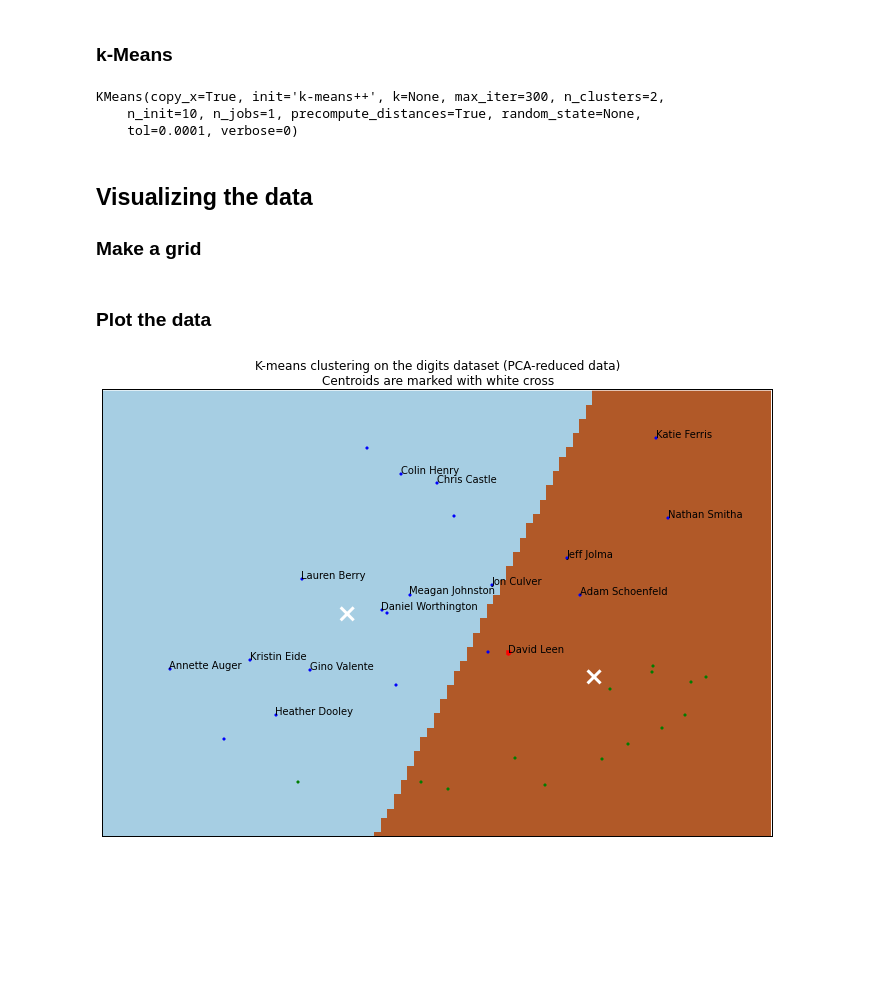
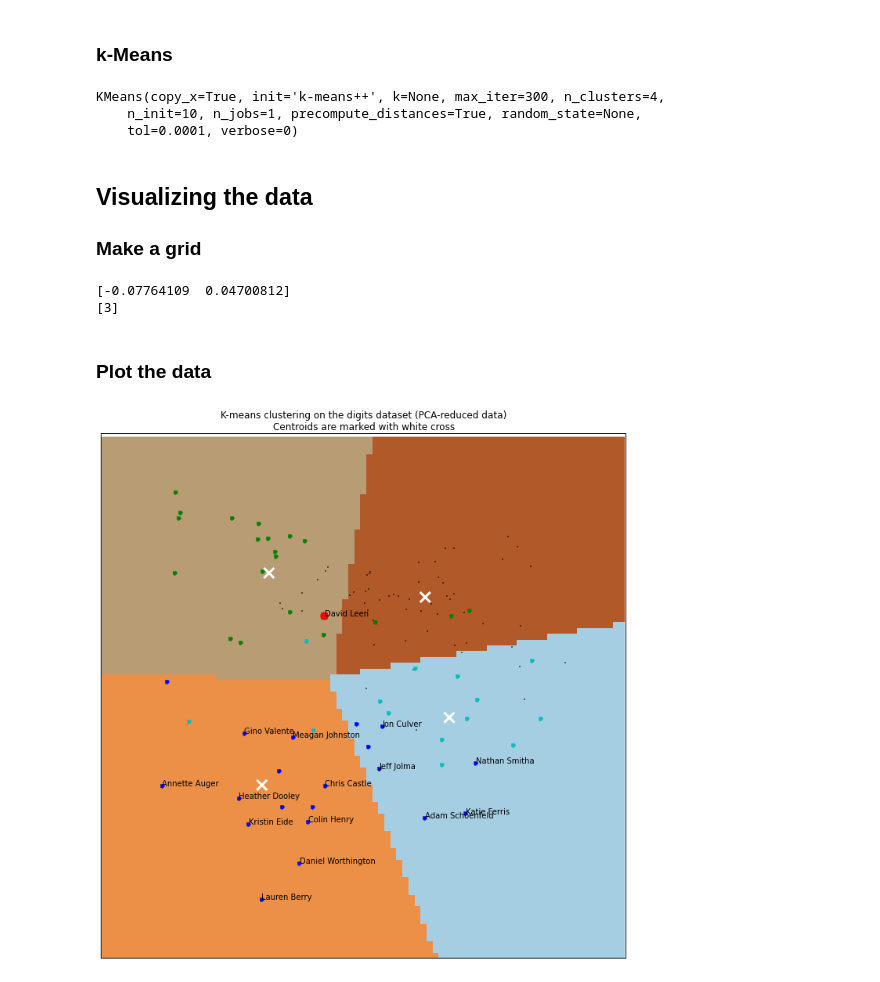
Before and after one commit to dleen/employee_comparison, a Jupyter notebook: company_culture_fit.ipynb, the cells around one changed output. Drawn from its saved outputs; the diff is of its cells as text; code cells hidden in the pictures; blank space fills up the shorter version.

Commit message:
minor updates to labeling

```diff
--- a/company_culture_fit.ipynb
+++ b/company_culture_fit.ipynb
@@ -40,12 +40,12 @@ Pick the companies we want to analyize and write the words used in the linkedin.
 my_url = ['http://www.linkedin.com/in/dleen']
 company_urls = [my_url,
                 rf.redfin_urls,
-                #cc.climate_corp_urls,
+                cc.climate_corp_urls,
                 sm.simply_measured_urls,
-                #rd.random_urls
+                rd.random_urls
                 ]
 
-file_name = 'people_no_cc.txt'
+file_name = 'people.txt'
 
 try:
     with open(file_name): print("File exists! Don't do anything.")
@@ -105,10 +105,10 @@ array([[ 0.04158057, -0.01092791],
 # %%
 from sklearn.cluster import KMeans
 
-kmeans = KMeans(init='k-means++', n_clusters=3)
-kmeans.fit(reduced_data)
+kmeans = KMeans(init='k-means++', n_clusters=4)
+kmeans.fit(reduced_data[1:])
 # %% [output]
-KMeans(copy_x=True, init='k-means++', k=None, max_iter=300, n_clusters=2,
+KMeans(copy_x=True, init='k-means++', k=None, max_iter=300, n_clusters=4,
     n_init=10, n_jobs=1, precompute_distances=True, random_state=None,
     tol=0.0001, verbose=0)
 # %% [markdown]
@@ -126,45 +126,52 @@ y_min, y_max = reduced_data[:, 1].min() - 0.1, reduced_data[:, 1].max() + 0.1
 X, Y = np.meshgrid(np.arange(x_min, x_max, h), np.arange(y_min, y_max, h))
 
 # Obtain labels for each point in mesh. Use last trained model.
+me = kmeans.predict(reduced_data[0])
+print reduced_data[0]
+print me
+
 Z = kmeans.predict(np.c_[X.ravel(), Y.ravel()])
 
 # Put the result into a color plot
 Z = Z.reshape(X.shape)
+# %% [output]
+[-0.07764109  0.04700812]
+[3]
 # %% [markdown]
 ### Plot the data
 # %%
 figure(figsize=(12, 12))
 clf()
 imshow(Z, interpolation='nearest',
           extent=(X.min(), X.max(), Y.min(), Y.max()),
           cmap=cm.Paired,
           aspect='auto', origin='lower')
 
 plot(reduced_data[:, 0], reduced_data[:, 1], 'k.', markersize=2)
 # Plot the centroids as a white X
 centroids = kmeans.cluster_centers_
 scatter(centroids[:, 0], centroids[:, 1],
            marker='x', s=169, linewidths=3,
            color='w', zorder=10)
 
 plot(reduced_data[labels == 0, 0],
-        reduced_data[labels == 0, 1], 'r.', markersize=10)
+        reduced_data[labels == 0, 1], 'r.', markersize=20)
 text(reduced_data[0, 0], reduced_data[0, 1], 'David Leen')
 
 plot(reduced_data[labels == 1, 0],
-        reduced_data[labels == 1, 1], 'b.', markersize=5)
+        reduced_data[labels == 1, 1], 'b.', markersize=10)
 plot(reduced_data[labels == 2, 0],
-        reduced_data[labels == 2, 1], 'g.', markersize=5)
+        reduced_data[labels == 2, 1], 'g.', markersize=10)
 plot(reduced_data[labels == 3, 0],
-        reduced_data[labels == 3, 1], 'c.', markersize=5)
+        reduced_data[labels == 3, 1], 'c.', markersize=10)
 
 for i, n in enumerate(sm.simply_measured_people, start=1):
     text(reduced_data[i, 0], reduced_data[i, 1], n)
 
 title('K-means clustering on the digits dataset (PCA-reduced data)\n'
       'Centroids are marked with white cross')
 xlim(x_min, x_max), ylim(y_min, y_max)
 xticks(()), yticks(())
 show()
 # %% [output]
-[figure, old version]
+[figure, new version]
```
Also changed, not shown: parts of 3 cells of this notebook.
